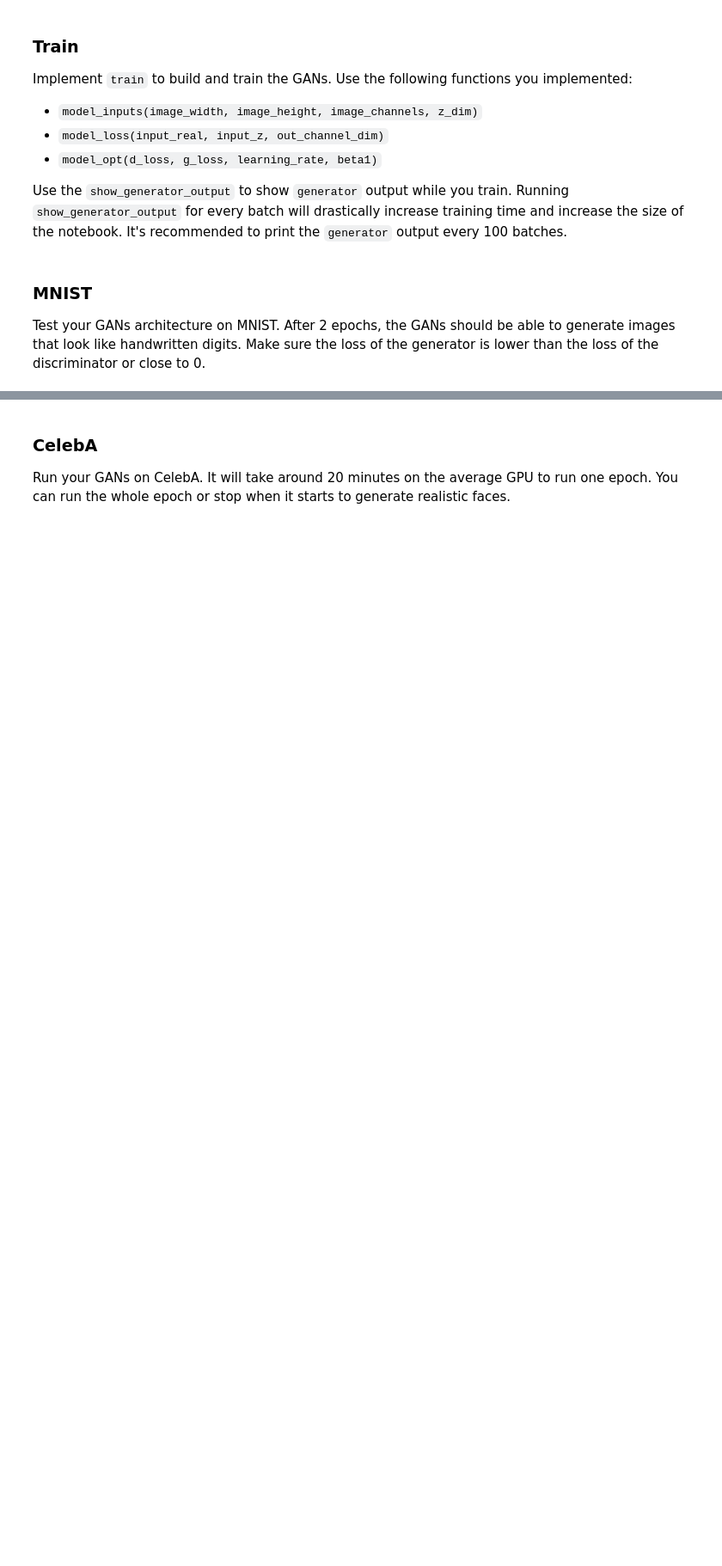
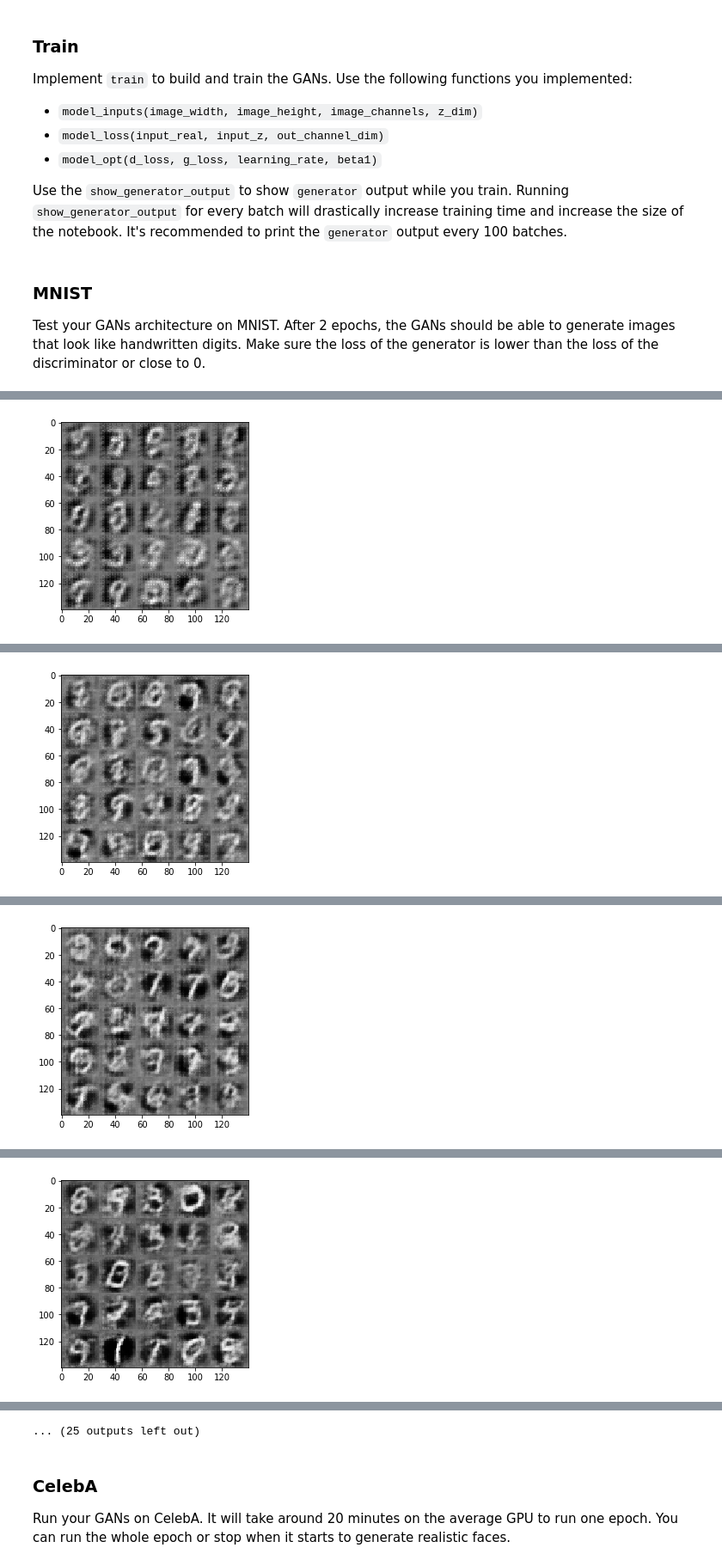
Before and after one commit to Machine-Learning-Papers/deep-learning-nanodegree, a Jupyter notebook: part4-gan/project5/face_generation/dlnd_face_generation.ipynb, the cells around one changed output, grey strips where cells are left out. Shown at 86% size. Saved outputs shown, nothing was run; the diff lists cells and outputs as text; code cells hidden in the pictures; blank space fills up the shorter version.

```diff
--- a/part4-gan/project5/face_generation/dlnd_face_generation.ipynb
+++ b/part4-gan/project5/face_generation/dlnd_face_generation.ipynb
@@ -333,39 +344,64 @@ def train(epoch_count, batch_size, z_dim, learning_rate, beta1, get_batches, dat
     :param data_image_mode: The image mode to use for images ("RGB" or "L")
     """
     # TODO: Build Model
+    image_width = data_shape[1]
+    image_height = data_shape[2]
+    output_dim = data_shape[3]
+
     # The inputs
-    input_real, input_z, lr = model_inputs(data_shape[1], data_shape[2], data_shape[3], z_dim)
+    input_real, input_z, learn_rate = model_inputs(image_width, image_height, output_dim, z_dim)
 
     # Loss
-    d_loss, g_loss = model_loss(input_real, input_z, data_shape[3])
+    d_loss, g_loss = model_loss(input_real, input_z, output_dim)
 
     # Optimazation
     d_train_opt, g_train_opt = model_opt(d_loss, g_loss, learning_rate, beta1)
+
+    steps = 0
 
     with tf.Session() as sess:
         sess.run(tf.global_variables_initializer())
         for epoch_i in range(epoch_count):
             for batch_images in get_batches(batch_size):
                 # TODO: Train Model
-                batch_images = batch_images.reshape(batch_size, data_shape[1], data_shape[2], data_shape[3])
+                steps += 1
+
+                # rescale image
+                batch_images = batch_images.reshape(batch_size, image_width, image_height, output_dim)
                 batch_images = batch_images*2
 
+                # Random Noise for Generator
                 z_noise = np.random.uniform(-1, 1, size=(batch_size, z_dim))
 
-                _ = sess.run(d_train_opt, feed_dict={input_real: batch_images, input_z: z_noise})
-                _ = sess.run(g_train_opt, feed_dict={input_z: z_noise})
+                # Optimization
+                _ = sess.run(d_train_opt, feed_dict={input_real: batch_images, input_z: z_noise, learn_rate: learning_rate})
+                _ = sess.run(g_train_opt, feed_dict={input_z: z_noise, input_real: batch_images, learn_rate: learning_rate})
 
-            train_loss_d = sess.run(d_loss, feed_dict={input_real: batch_images, input_z: z_noise})
-            train_loss_g = g_loss.eval({input_z: z_noise})
+                # Optimize Generator again 2nd
+                _ = sess.run(g_train_opt, feed_dict={input_z: z_noise, input_real: batch_images, learn_rate: learning_rate})
 
-            if batch_size % 4 == 0:
-                show_generator_output(sess, 10, z_noise, data_shape[3], data_image_mode)
+                # Optimize Generator again 3rd
+                _ = sess.run(g_train_opt, feed_dict={input_z: z_noise, input_real: batch_images, learn_rate: learning_rate})
+
+                if steps % 10 == 0:
+                    # Determine losses and print
+                    d_train_loss = d_loss.eval({input_real: batch_images, input_z: z_noise})
+                    g_train_loss = g_loss.eval({input_z: z_noise})
+
+                    print("Epoch {}/{} Batch# {}...".format(epoch_i+1, epoch_count, steps),
+                          "Discriminator Loss: {:.4f}...".format(d_train_loss),
+                          "Generator Loss: {:.4f}".format(g_train_loss))
+
+                if steps % 100 == 0:
+                    show_generator_output(sess, 25, input_z, output_dim, data_image_mode)
+
+        print("END")
 # %% [markdown]
 ### MNIST
 Test your GANs architecture on MNIST.  After 2 epochs, the GANs should be able to generate images that look like handwritten digits.  Make sure the loss of the generator is lower than the loss of the discriminator or close to 0.
 # %%
 batch_size = 64
-z_dim = 128
+z_dim = 100
 learning_rate = 0.001
 beta1 = 0.5
 
@@ -383,0 +429 @@ AttributeError: 'numpy.ndarray' object has no attribute 'get_shape'
+[figure, added]
@@ -383,0 +440 @@ AttributeError: 'numpy.ndarray' object has no attribute 'get_shape'
+[figure, added]
@@ -383,0 +451 @@ AttributeError: 'numpy.ndarray' object has no attribute 'get_shape'
+[figure, added]
@@ -383,0 +462 @@ AttributeError: 'numpy.ndarray' object has no attribute 'get_shape'
+[figure, added]
@@ -384,3 +485,4 @@ AttributeError: 'numpy.ndarray' object has no attribute 'get_shape'
+... (25 outputs left out)
 # %% [markdown]
 ### CelebA
 Run your GANs on CelebA.  It will take around 20 minutes on the average GPU to run one epoch.  You can run the whole epoch or stop when it starts to generate realistic faces.
```
Also changed, not shown: parts of 7 cells of this notebook.
